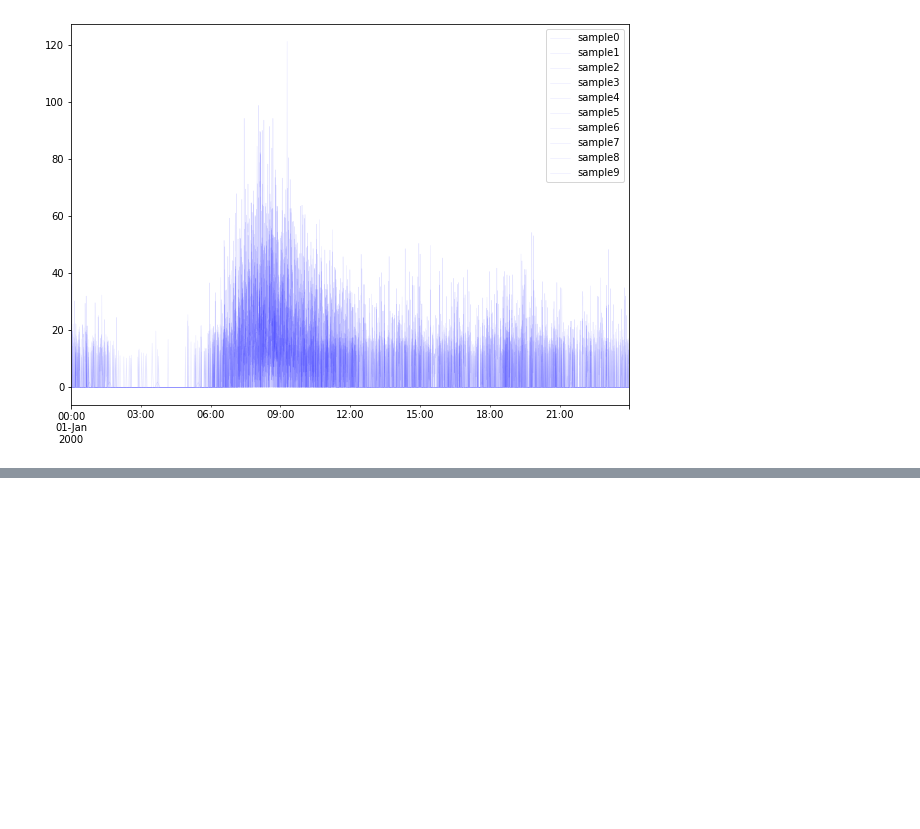
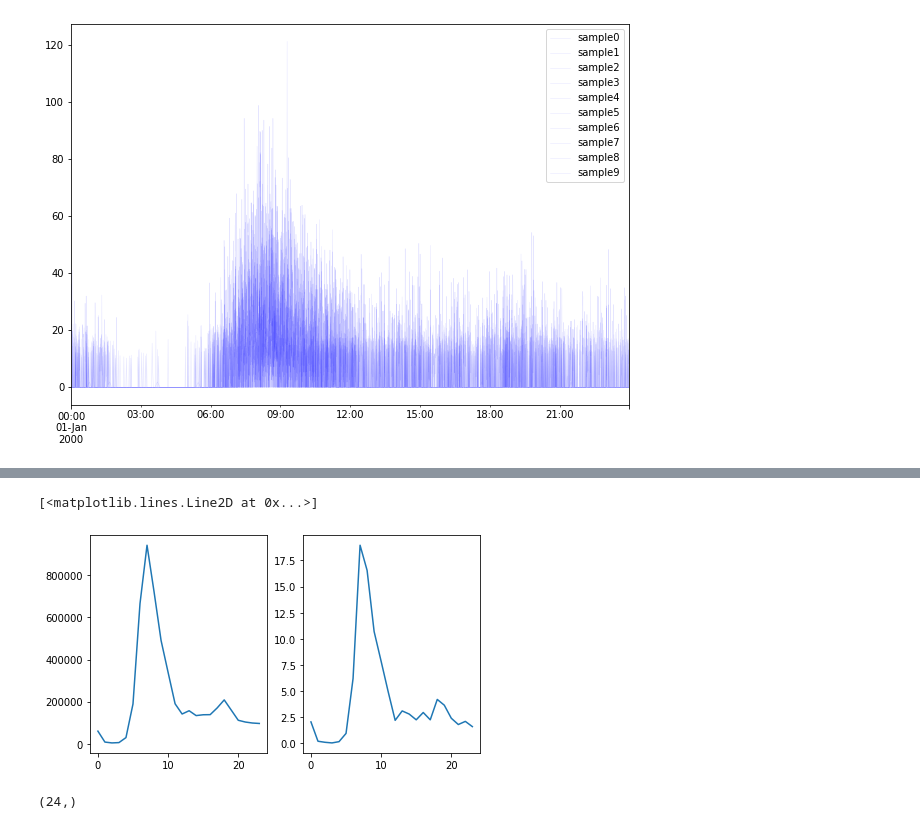
Before and after one commit to alBartig/SWMMpulse, a Jupyter notebook: eval_check_simdata.ipynb, the cells around one changed output, grey strips where cells are left out. Cells and saved outputs as stored; diff of their text form; code cells hidden in the pictures; blank space fills up the shorter version.

```diff
--- a/eval_check_simdata.ipynb
+++ b/eval_check_simdata.ipynb
@@ -213,0 +309,11 @@ plt.savefig(fdir/"timeseries_alpha.png")
+# %%
+fig, (ax1, ax2) = plt.subplots(nrows=1, ncols=2, figsize=[7,4])
+ax1.plot(mc_dis_24h.T[0])
+ax2.plot(DEFAULT.PATTERN_BRISTOL)
+# %% [output]
+[<matplotlib.lines.Line2D at 0x...>]
+[figure, added]
+# %%
+mc_dis_24h.T[0].shape
+# %% [output]
+(24,)
```
Also changed, not shown: parts of 19 cells of this notebook, 3 other files.
